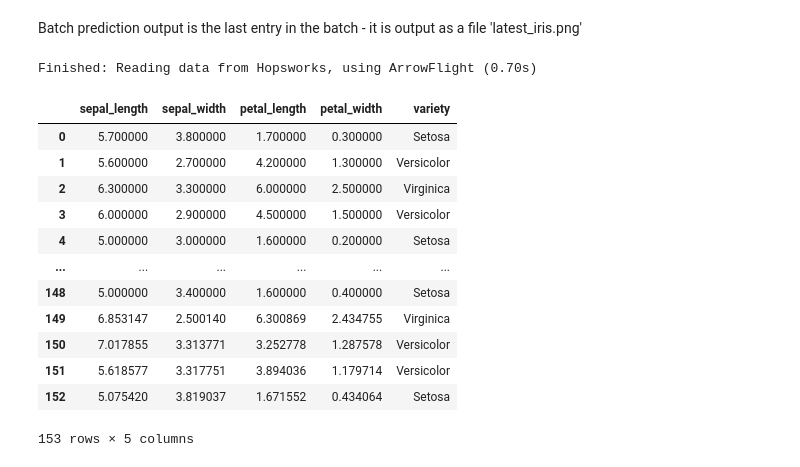
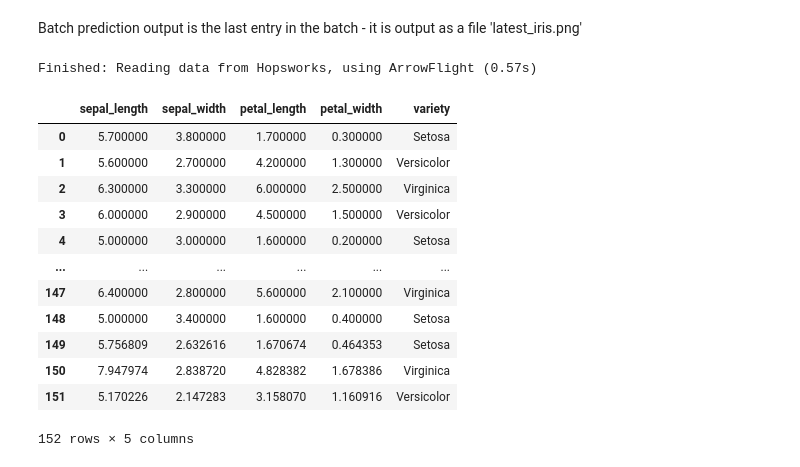
Before and after one commit to tobiasmj97/BDS_M5_Serverless-ML-Course, a Jupyter notebook: src/01-module/iris-batch-inference-pipeline.ipynb, the cells around one changed output. Saved outputs shown, nothing was run; the diff lists cells and outputs as text; code cells hidden in the pictures.

```diff
--- a/src/01-module/iris-batch-inference-pipeline.ipynb
+++ b/src/01-module/iris-batch-inference-pipeline.ipynb
@@ -92,24 +92,24 @@ img = Image.open(flower_img)
 
 img.save("../../assets/latest_iris.png")
 # %%
-iris_fg = fs.get_feature_group(name="iris", version=1)
+iris_fg = fs.get_feature_group(name="iris_test_roman", version=1)
 df = iris_fg.read()
 df
 # %% [output]
-Finished: Reading data from Hopsworks, using ArrowFlight (0.70s)
+Finished: Reading data from Hopsworks, using ArrowFlight (0.57s)
 |  | sepal_length | sepal_width | petal_length | petal_width | variety |
 | 0 | 5.700000 | 3.800000 | 1.700000 | 0.300000 | Setosa |
 | 1 | 5.600000 | 2.700000 | 4.200000 | 1.300000 | Versicolor |
 | 2 | 6.300000 | 3.300000 | 6.000000 | 2.500000 | Virginica |
 | 3 | 6.000000 | 2.900000 | 4.500000 | 1.500000 | Versicolor |
 | 4 | 5.000000 | 3.000000 | 1.600000 | 0.200000 | Setosa |
 | ... | ... | ... | ... | ... | ... |
+| 147 | 6.400000 | 2.800000 | 5.600000 | 2.100000 | Virginica |
 | 148 | 5.000000 | 3.400000 | 1.600000 | 0.400000 | Setosa |
-| 149 | 6.853147 | 2.500140 | 6.300869 | 2.434755 | Virginica |
-| 150 | 7.017855 | 3.313771 | 3.252778 | 1.287578 | Versicolor |
-| 151 | 5.618577 | 3.317751 | 3.894036 | 1.179714 | Versicolor |
-| 152 | 5.075420 | 3.819037 | 1.671552 | 0.434064 | Setosa |
+| 149 | 5.756809 | 2.632616 | 1.670674 | 0.464353 | Setosa |
+| 150 | 7.947974 | 2.838720 | 4.828382 | 1.678386 | Virginica |
+| 151 | 5.170226 | 2.147283 | 3.158070 | 1.160916 | Versicolor |
-153 rows × 5 columns
+152 rows × 5 columns
 # %%
 label = df.iloc[-1]["variety"]
 label
```
Also changed, not shown: parts of 11 cells of this notebook, 13 other files.
